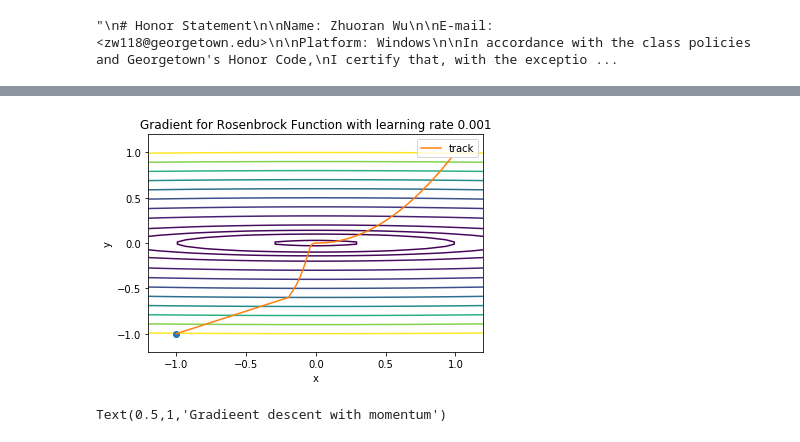
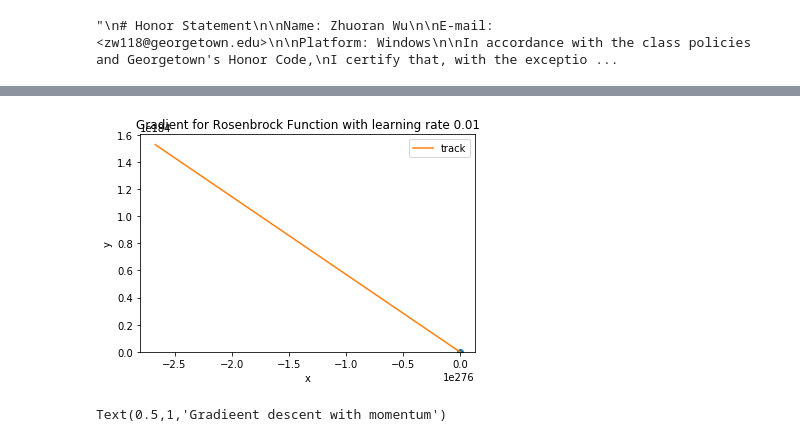
Before and after one commit to WuZhuoran/ANLY-590-Neural-Nets-and-Deep-Learning, a Jupyter notebook: Assignment1/assignment1.ipynb, the cells around one changed output, grey strips where cells are left out. Cells and saved outputs as stored; diff of their text form; code cells hidden in the pictures.

```diff
--- a/Assignment1/assignment1.ipynb
+++ b/Assignment1/assignment1.ipynb
@@ -233,35 +308,35 @@ draw_graph(6000, 0.004)
 # %%
 # GD
 
 def draw_graph_2(iterations, learning_rate):
 
     x = np.linspace(-1.2, 1.2, 100)
     y = np.linspace(-1.2, 1.2, 100)
     X, Y = np.meshgrid(x, y)
     levels = [0.1,1,2,4,9, 16, 25, 36, 49, 64, 81, 100]
     Z = x**2 + 100*Y**2
     c = plt.contour(X, Y, Z, levels)
 
     x = np.matrix([[-1], [-1]])
     xv = [x[0, 0]]
     yv = [x[1, 0]]
     plt.plot(x[0, 0], x[1, 0], marker='o')
 
     grad_descent(x, iterations, learning_rate, xv, yv)
     plt.plot(xv, yv, label='track')
     plt.xlabel('x')
     plt.ylabel('y')
     plt.title('Gradient for Rosenbrock Function with learning rate {lr}'.format(lr = learning_rate))
     plt.legend()
     plt.show()
 
 
-draw_graph_2(6000, 0.001)
+draw_graph_2(6000, 0.01)
 # draw_graph_2(6000, 0.002)
 # draw_graph_2(6000, 0.003)
 # draw_graph_2(6000, 0.004)
 # %% [output]
-[figure, old version]
+[figure, new version]
 # %%
 # GD with Momentum
 
```
Also changed, not shown: parts of 11 cells of this notebook.
